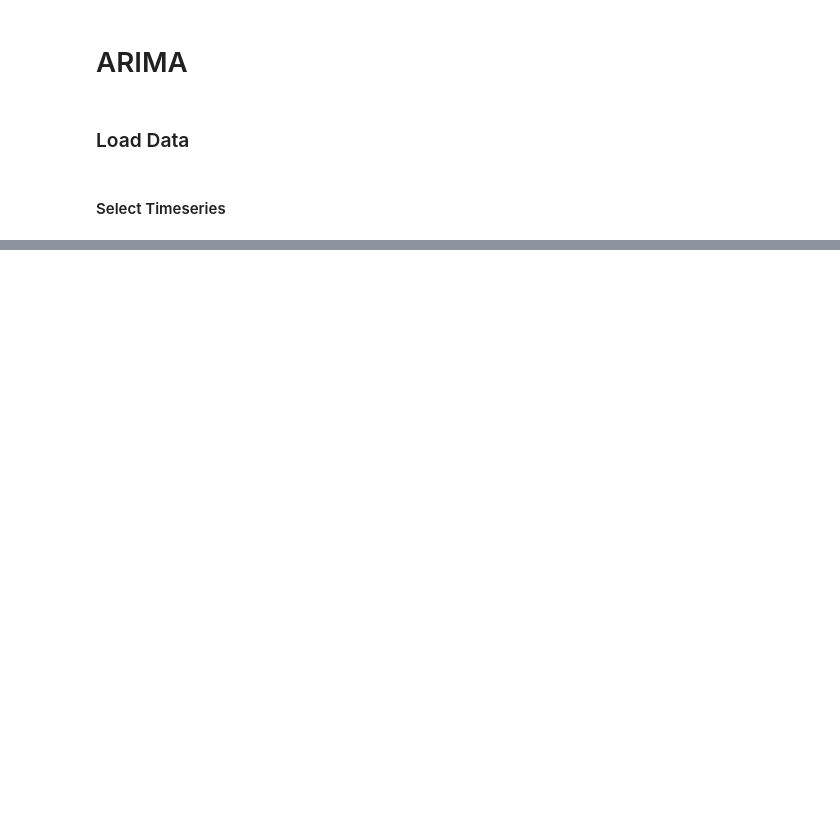
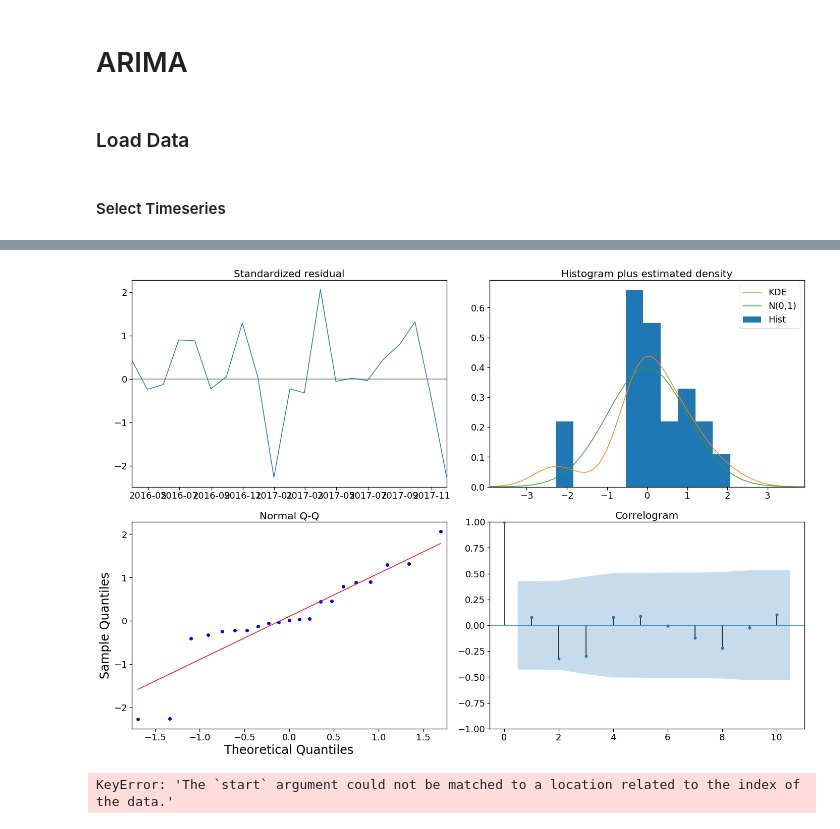
Before and after one commit to edwardjansen/Avocado, a Jupyter notebook: ARIMA.ipynb, the cells around one changed output, grey strips where cells are left out. Cells and saved outputs as stored; diff of their text form; code cells hidden in the pictures; blank space fills up the shorter version.

```diff
--- a/ARIMA.ipynb
+++ b/ARIMA.ipynb
@@ -83,0 +99,3 @@ findfont: Font family ['serif'] not found. Falling back to DejaVu Sans.
+# %%
+train_data = ts['2015-01-03':'2017-12-01']
+test_data = ts['2017-12-01':'2018-03-25']
@@ -83,0 +143,21 @@ findfont: Font family ['serif'] not found. Falling back to DejaVu Sans.
+# %%
+warnings.filterwarnings("ignore") # specify to ignore warning messages
+
+AIC = []
+SARIMAX_model = []
+for param in pdq:
+    for param_seasonal in seasonal_pdq:
+        try:
+            mod = sm.tsa.statespace.SARIMAX(train_data,
+                                            order=param,
+                                            seasonal_order=param_seasonal,
+                                            enforce_stationarity=False,
+                                            enforce_invertibility=False)
+
+            results = mod.fit()
+
+            print('SARIMAX{}x{} - AIC:{}'.format(param, param_seasonal, results.aic)) #, end='\r')  # print same line
+            AIC.append(results.aic)
+            SARIMAX_model.append([param, param_seasonal])
+        except:
+            continue
@@ -83,0 +208,14 @@ findfont: Font family ['serif'] not found. Falling back to DejaVu Sans.
+# %%
+# fit model
+mod = sm.tsa.statespace.SARIMAX(train_data,
+                                order=SARIMAX_model[AIC.index(min(AIC))][0],
+                                seasonal_order=SARIMAX_model[AIC.index(min(AIC))][1],
+                                enforce_stationarity=False,
+                                enforce_invertibility=False)
+
+results = mod.fit()
+# %%
+results.plot_diagnostics(figsize=(20, 14))
+plt.show()
+# %% [output]
+[figure, added]
@@ -83,0 +225,6 @@ findfont: Font family ['serif'] not found. Falling back to DejaVu Sans.
+# %%
+pred1 = results.get_prediction(start='2017-11-19', dynamic=True)
+pred1_ci = pred1.conf_int()
+print(pred1.predicted_mean)
+# %% [output]
+KeyError: 'The `start` argument could not be matched to a location related to the index of the data.'
```
Also changed, not shown: parts of 16 cells of this notebook, 1 other file.
